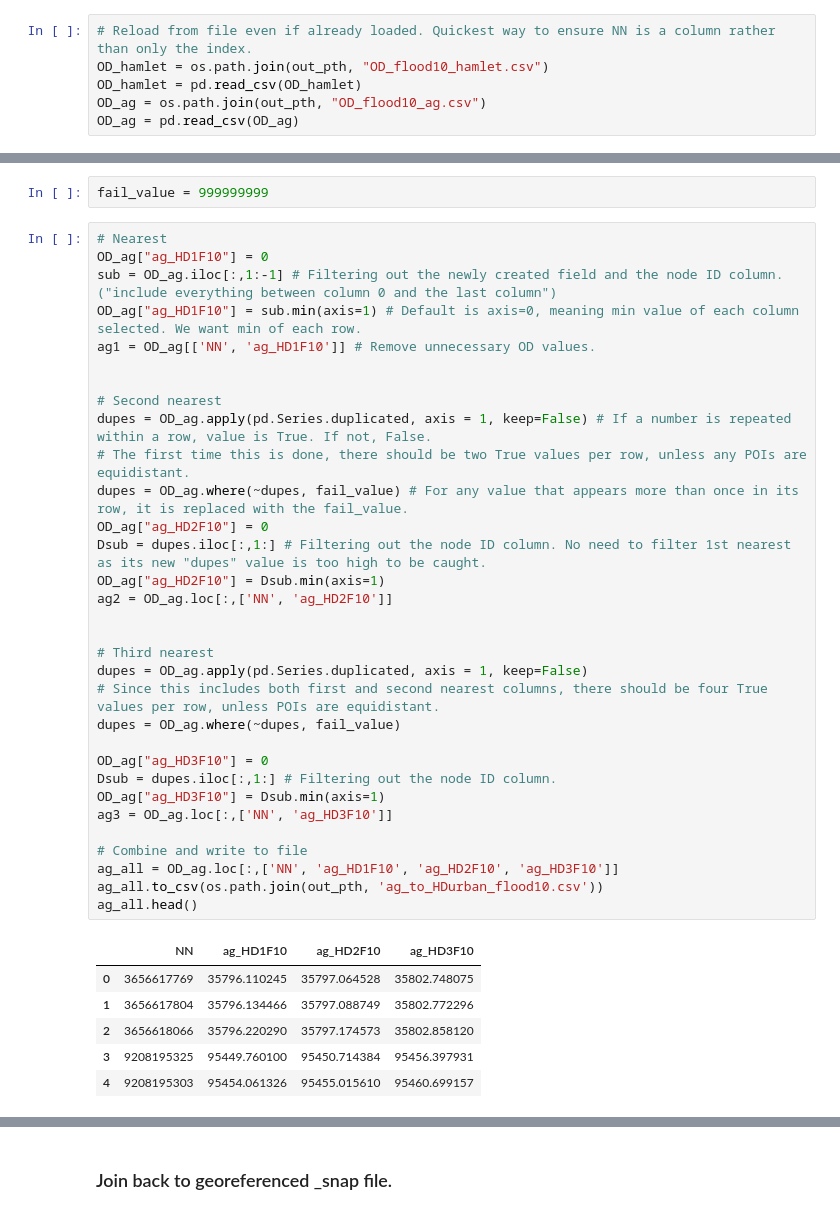
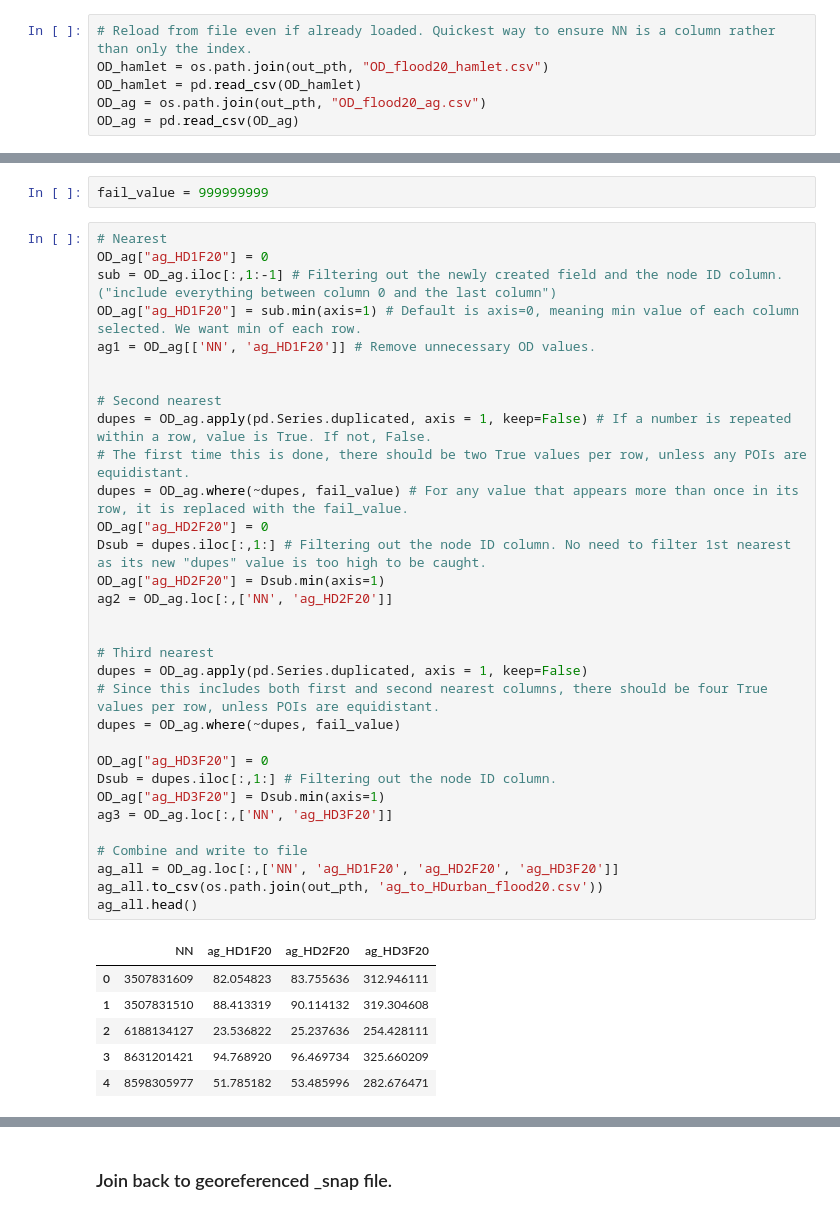
Before and after one commit to gracedoherty/senegal_access, a Jupyter notebook: SEN_Transport_flood-disruption_2021-11-26.ipynb, the cells around one changed output, grey strips where cells are left out. Cells and saved outputs as stored; diff of their text form.

```diff
--- a/SEN_Transport_flood-disruption_2021-11-26.ipynb
+++ b/SEN_Transport_flood-disruption_2021-11-26.ipynb
@@ -531,9 +585,9 @@ OD_hamlet
 #### Check each file to make sure nearest neighbor column is named correctly. If not, rename.
 # %%
 # Reload from file even if already loaded. Quickest way to ensure NN is a column rather than only the index.
-OD_hamlet = os.path.join(out_pth, "OD_flood10_hamlet.csv")
+OD_hamlet = os.path.join(out_pth, "OD_flood20_hamlet.csv")
 OD_hamlet = pd.read_csv(OD_hamlet)
-OD_ag = os.path.join(out_pth, "OD_flood10_ag.csv")
+OD_ag = os.path.join(out_pth, "OD_flood20_ag.csv")
 OD_ag = pd.read_csv(OD_ag)
 # %%
 OD_hamlet
@@ -575,42 +629,42 @@ OD_ag
 fail_value = 999999999
 # %%
 # Nearest
-OD_ag["ag_HD1F10"] = 0
+OD_ag["ag_HD1F20"] = 0
 sub = OD_ag.iloc[:,1:-1] # Filtering out the newly created field and the node ID column. ("include everything between column 0 and the last column")
-OD_ag["ag_HD1F10"] = sub.min(axis=1) # Default is axis=0, meaning min value of each column selected. We want min of each row.
-ag1 = OD_ag[['NN', 'ag_HD1F10']] # Remove unnecessary OD values.
+OD_ag["ag_HD1F20"] = sub.min(axis=1) # Default is axis=0, meaning min value of each column selected. We want min of each row.
+ag1 = OD_ag[['NN', 'ag_HD1F20']] # Remove unnecessary OD values.
 
 
 # Second nearest
 dupes = OD_ag.apply(pd.Series.duplicated, axis = 1, keep=False) # If a number is repeated within a row, value is True. If not, False.
 # The first time this is done, there should be two True values per row, unless any POIs are equidistant.
 dupes = OD_ag.where(~dupes, fail_value) # For any value that appears more than once in its row, it is replaced with the fail_value.
-OD_ag["ag_HD2F10"] = 0
+OD_ag["ag_HD2F20"] = 0
 Dsub = dupes.iloc[:,1:] # Filtering out the node ID column. No need to filter 1st nearest as its new "dupes" value is too high to be caught.
-OD_ag["ag_HD2F10"] = Dsub.min(axis=1)
-ag2 = OD_ag.loc[:,['NN', 'ag_HD2F10']]
+OD_ag["ag_HD2F20"] = Dsub.min(axis=1)
+ag2 = OD_ag.loc[:,['NN', 'ag_HD2F20']]
 
 
 # Third nearest
 dupes = OD_ag.apply(pd.Series.duplicated, axis = 1, keep=False)
 # Since this includes both first and second nearest columns, there should be four True values per row, unless POIs are equidistant.
 dupes = OD_ag.where(~dupes, fail_value)
 
-OD_ag["ag_HD3F10"] = 0
+OD_ag["ag_HD3F20"] = 0
 Dsub = dupes.iloc[:,1:] # Filtering out the node ID column.
-OD_ag["ag_HD3F10"] = Dsub.min(axis=1)
-ag3 = OD_ag.loc[:,['NN', 'ag_HD3F10']]
+OD_ag["ag_HD3F20"] = Dsub.min(axis=1)
+ag3 = OD_ag.loc[:,['NN', 'ag_HD3F20']]
 
 # Combine and write to file
-ag_all = OD_ag.loc[:,['NN', 'ag_HD1F10', 'ag_HD2F10', 'ag_HD3F10']]
-ag_all.to_csv(os.path.join(out_pth, 'ag_to_HDurban_flood10.csv'))
+ag_all = OD_ag.loc[:,['NN', 'ag_HD1F20', 'ag_HD2F20', 'ag_HD3F20']]
+ag_all.to_csv(os.path.join(out_pth, 'ag_to_HDurban_flood20.csv'))
 ag_all.head()
 # %% [output]
-|  | NN | ag_HD1F10 | ag_HD2F10 | ag_HD3F10 |
-| 0 | 3656617769 | 35796.110245 | 35797.064528 | 35802.748075 |
-| 1 | 3656617804 | 35796.134466 | 35797.088749 | 35802.772296 |
-| 2 | 3656618066 | 35796.220290 | 35797.174573 | 35802.858120 |
-| 3 | 9208195325 | 95449.760100 | 95450.714384 | 95456.397931 |
-| 4 | 9208195303 | 95454.061326 | 95455.015610 | 95460.699157 |
+|  | NN | ag_HD1F20 | ag_HD2F20 | ag_HD3F20 |
+| 0 | 3507831609 | 82.054823 | 83.755636 | 312.946111 |
+| 1 | 3507831510 | 88.413319 | 90.114132 | 319.304608 |
+| 2 | 6188134127 | 23.536822 | 25.237636 | 254.428111 |
+| 3 | 8631201421 | 94.768920 | 96.469734 | 325.660209 |
+| 4 | 8598305977 | 51.785182 | 53.485996 | 282.676471 |
 # %%
 # Nearest
```
Also changed, not shown: parts of 80 cells of this notebook.
